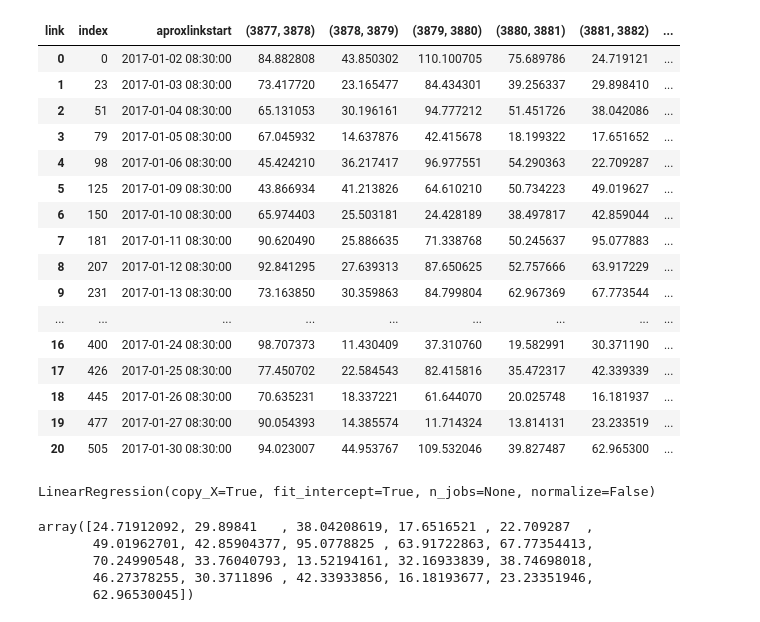
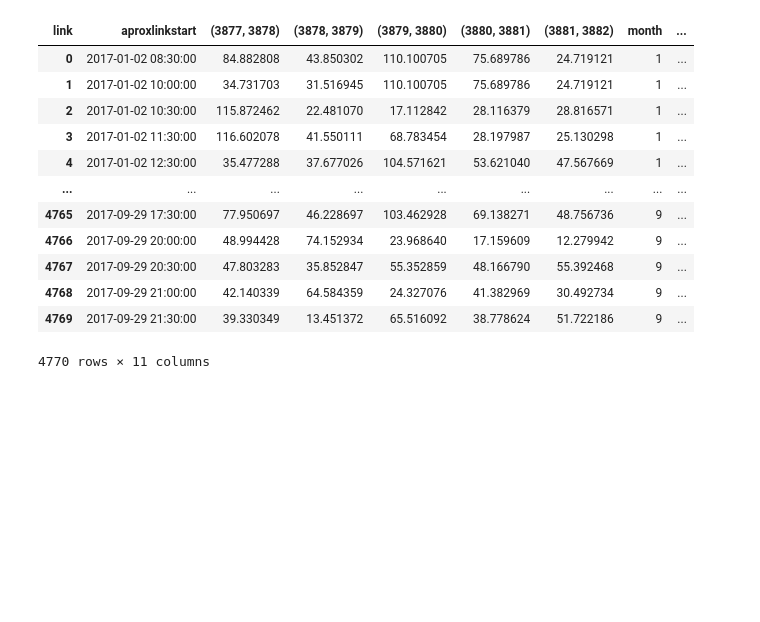
Before and after one commit to marcosamaris/links_states_prediction_LSTM, a Jupyter notebook: regressao_linear-links.ipynb, the cells around one changed output. Cells and saved outputs as stored; diff of their text form; code cells hidden in the pictures; blank space fills up the shorter version.

```diff
--- a/regressao_linear-links.ipynb
+++ b/regressao_linear-links.ipynb
@@ -76,29 +127,31 @@ linktt_k_neighbor = linktt.loc[((linktt['link'] == str(linesedge[linhas[line]][l
 # %%
-q1, q3 = np.percentile(linktt_k_neighbor['ltt'],[25,75])
-iqr = q3 - q1
-lower_bound = q1 - (1.5 * iqr)
-# lower_bound = 10
-upper_bound = q3 + (1.5 * iqr)
-
-frequency = '30min'
-rolling_win = 1
-
-linktt_k_neighbor.index = linktt_k_neighbor['aproxlinkstart']
-
-linktt_k_neighbor = linktt_k_neighbor.loc[(linktt_k_neighbor['ltt'] >= lower_bound) &
-                                          (linktt_k_neighbor['ltt'] <= upper_bound)]
-
 linktt_k_neighbor['day'] = pd.to_datetime(np.array(linktt_k_neighbor['aproxlinkstart'])).day
 
 df_temp_grouped  = linktt_k_neighbor.groupby([pd.Grouper(freq=str(frequency)), 'link'], as_index=True ).mean()['ltt'].unstack()\
                 .rolling(rolling_win).mean().transform(lambda x: x.fillna(method='ffill')).dropna().reset_index()
 
 df_temp_grouped['aproxlinkstart'] = pd.to_datetime(df_temp_grouped['aproxlinkstart'], format = '%H:%M:%S')
 
 df_temp_grouped['aproxlinkstart'].astype('datetime64[M]').astype(int) % 12 + 1
 
 df_temp_grouped['month'] = pd.to_datetime(np.array(df_temp_grouped['aproxlinkstart'])).month
 df_temp_grouped['day'] = pd.to_datetime(np.array(df_temp_grouped['aproxlinkstart'])).day
 df_temp_grouped['hour'] = pd.to_datetime(np.array(df_temp_grouped['aproxlinkstart'])).hour
 df_temp_grouped['minute'] = pd.to_datetime(np.array(df_temp_grouped['aproxlinkstart'])).minute
 df_temp_grouped['weekday'] = df_temp_grouped['aproxlinkstart'].dt.strftime('%w')
+
+df_temp_grouped
+# %% [output]
+| link | aproxlinkstart | (3877, 3878) | (3878, 3879) | (3879, 3880) | (3880, 3881) | (3881, 3882) | month | ... |
+| 0 | 2017-01-02 08:30:00 | 84.882808 | 43.850302 | 110.100705 | 75.689786 | 24.719121 | 1 | ... |
+| 1 | 2017-01-02 10:00:00 | 34.731703 | 31.516945 | 110.100705 | 75.689786 | 24.719121 | 1 | ... |
+| 2 | 2017-01-02 10:30:00 | 115.872462 | 22.481070 | 17.112842 | 28.116379 | 28.816571 | 1 | ... |
+| 3 | 2017-01-02 11:30:00 | 116.602078 | 41.550111 | 68.783454 | 28.197987 | 25.130298 | 1 | ... |
+| 4 | 2017-01-02 12:30:00 | 35.477288 | 37.677026 | 104.571621 | 53.621040 | 47.567669 | 1 | ... |
+| ... | ... | ... | ... | ... | ... | ... | ... | ... |
+| 4765 | 2017-09-29 17:30:00 | 77.950697 | 46.228697 | 103.462928 | 69.138271 | 48.756736 | 9 | ... |
+| 4766 | 2017-09-29 20:00:00 | 48.994428 | 74.152934 | 23.968640 | 17.159609 | 12.279942 | 9 | ... |
+| 4767 | 2017-09-29 20:30:00 | 47.803283 | 35.852847 | 55.352859 | 48.166790 | 55.392468 | 9 | ... |
+| 4768 | 2017-09-29 21:00:00 | 42.140339 | 64.584359 | 24.327076 | 41.382969 | 30.492734 | 9 | ... |
+| 4769 | 2017-09-29 21:30:00 | 39.330349 | 13.451372 | 65.516092 | 38.778624 | 51.722186 | 9 | ... |
+4770 rows × 11 columns
@@ -108,37 +157,0 @@ def regressão_linear_links vizinhos(month, hour, minute)
-# %%
-    df=df.reset_index()
-    df
-# %% [output]
-| link | index | aproxlinkstart | (3877, 3878) | (3878, 3879) | (3879, 3880) | (3880, 3881) | (3881, 3882) | ... |
-| 0 | 0 | 2017-01-02 08:30:00 | 84.882808 | 43.850302 | 110.100705 | 75.689786 | 24.719121 | ... |
-| 1 | 23 | 2017-01-03 08:30:00 | 73.417720 | 23.165477 | 84.434301 | 39.256337 | 29.898410 | ... |
-| 2 | 51 | 2017-01-04 08:30:00 | 65.131053 | 30.196161 | 94.777212 | 51.451726 | 38.042086 | ... |
-| 3 | 79 | 2017-01-05 08:30:00 | 67.045932 | 14.637876 | 42.415678 | 18.199322 | 17.651652 | ... |
-| 4 | 98 | 2017-01-06 08:30:00 | 45.424210 | 36.217417 | 96.977551 | 54.290363 | 22.709287 | ... |
-| 5 | 125 | 2017-01-09 08:30:00 | 43.866934 | 41.213826 | 64.610210 | 50.734223 | 49.019627 | ... |
-| 6 | 150 | 2017-01-10 08:30:00 | 65.974403 | 25.503181 | 24.428189 | 38.497817 | 42.859044 | ... |
-| 7 | 181 | 2017-01-11 08:30:00 | 90.620490 | 25.886635 | 71.338768 | 50.245637 | 95.077883 | ... |
-| 8 | 207 | 2017-01-12 08:30:00 | 92.841295 | 27.639313 | 87.650625 | 52.757666 | 63.917229 | ... |
-| 9 | 231 | 2017-01-13 08:30:00 | 73.163850 | 30.359863 | 84.799804 | 62.967369 | 67.773544 | ... |
-| ... | ... | ... | ... | ... | ... | ... | ... | ... |
-| 16 | 400 | 2017-01-24 08:30:00 | 98.707373 | 11.430409 | 37.310760 | 19.582991 | 30.371190 | ... |
-| 17 | 426 | 2017-01-25 08:30:00 | 77.450702 | 22.584543 | 82.415816 | 35.472317 | 42.339339 | ... |
-| 18 | 445 | 2017-01-26 08:30:00 | 70.635231 | 18.337221 | 61.644070 | 20.025748 | 16.181937 | ... |
-| 19 | 477 | 2017-01-27 08:30:00 | 90.054393 | 14.385574 | 11.714324 | 13.814131 | 23.233519 | ... |
-| 20 | 505 | 2017-01-30 08:30:00 | 94.023007 | 44.953767 | 109.532046 | 39.827487 | 62.965300 | ... |
-# %%
-    x = df.iloc[:, 1:5].values
-    y = df.iloc[:, 5].values
-
-    modelo = LinearRegression()
-    modelo.fit(x, y)
-# %% [output]
-LinearRegression(copy_X=True, fit_intercept=True, n_jobs=None, normalize=False)
-# %%
-    y
-# %% [output]
-array([24.71912092, 29.89841   , 38.04208619, 17.6516521 , 22.709287  ,
-       49.01962701, 42.85904377, 95.0778825 , 63.91722863, 67.77354413,
-       70.24990548, 33.76040793, 13.52194161, 32.16933839, 38.74698018,
-       46.27378255, 30.3711896 , 42.33933856, 16.18193677, 23.23351946,
-       62.96530045])
```
Also changed, not shown: parts of 24 cells of this notebook, 1 other file.
